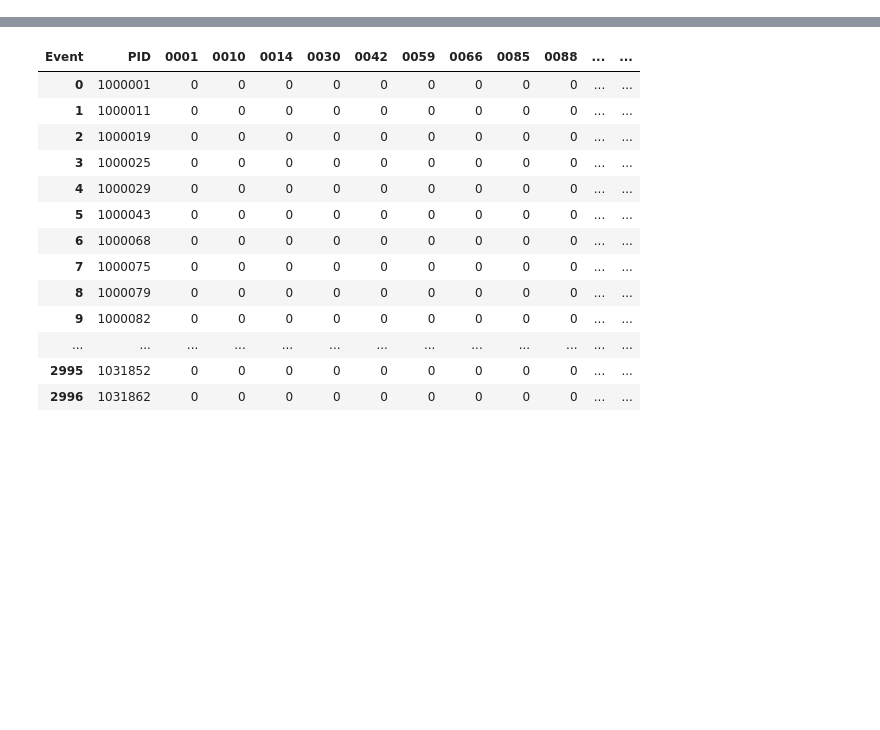
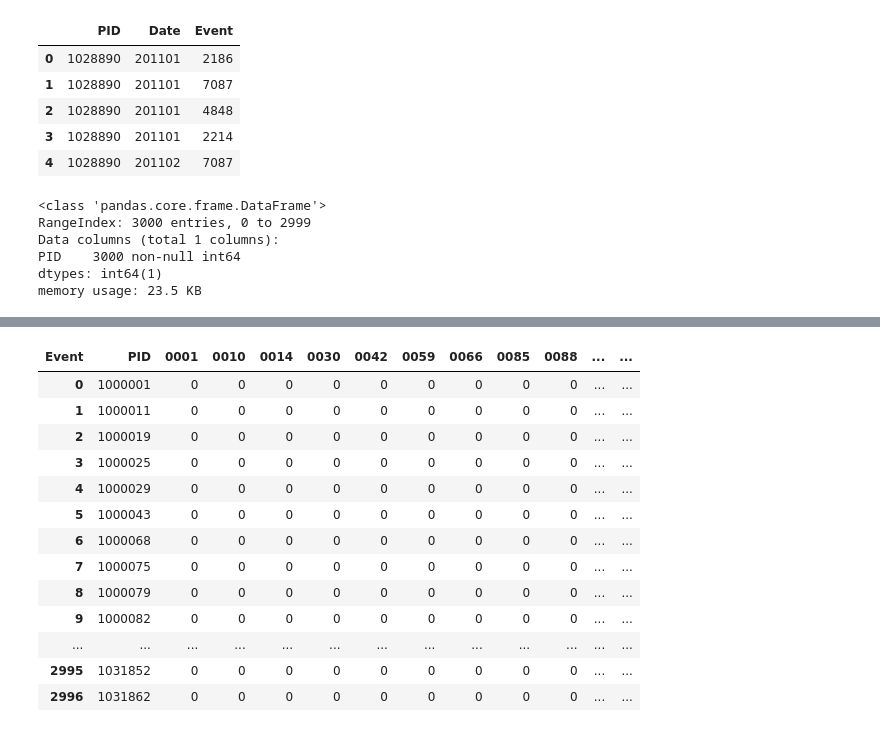
Before and after one commit to nikhil5642/data_science, a Jupyter notebook: zs_youth/Untitled.ipynb, the cells around one changed output, grey strips where cells are left out. Cells and saved outputs as stored; diff of their text form; code cells hidden in the pictures; blank space fills up the shorter version.

```diff
--- a/zs_youth/Untitled.ipynb
+++ b/zs_youth/Untitled.ipynb
@@ -26,0 +7,18 @@ test
+# %%
+train.head()
+# %% [output]
+|  | PID | Date | Event |
+| 0 | 1028890 | 201101 | 2186 |
+| 1 | 1028890 | 201101 | 7087 |
+| 2 | 1028890 | 201101 | 4848 |
+| 3 | 1028890 | 201101 | 2214 |
+| 4 | 1028890 | 201102 | 7087 |
+# %%
+test.info()
+# %% [output]
+<class 'pandas.core.frame.DataFrame'>
+RangeIndex: 3000 entries, 0 to 2999
+Data columns (total 1 columns):
+PID    3000 non-null int64
+dtypes: int64(1)
+memory usage: 23.5 KB
```
Also changed, not shown: parts of 2 cells of this notebook, 2 other files.
